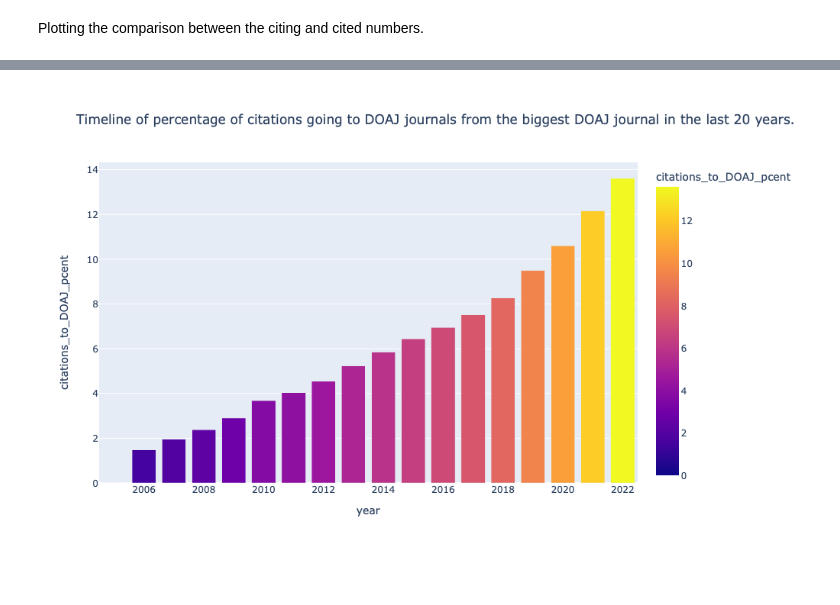
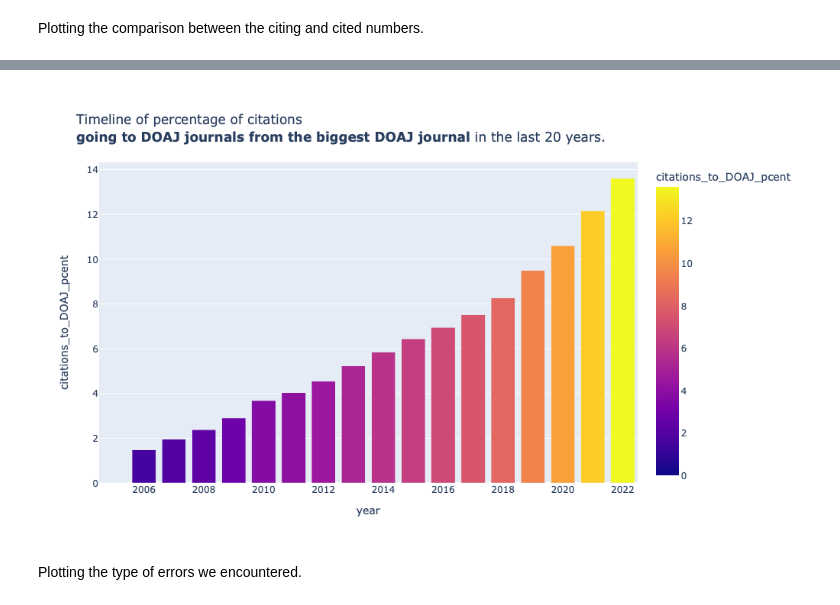
Before and after one commit to chiarasharp/2021-2022-don-t-lock-up-code, a Jupyter notebook: src/plots/plot_chiara.ipynb, the cells around one changed output, grey strips where cells are left out. Cells and saved outputs as stored; diff of their text form; code cells hidden in the pictures; blank space fills up the shorter version.

```diff
--- a/src/plots/plot_chiara.ipynb
+++ b/src/plots/plot_chiara.ipynb
@@ -17,5 +30,5 @@ group_journals.idxmax()
 # %%
-final_df_journal_1 = final_df_journal[final_df_journal['journal'] == group_journals['citing'].idxmax()]
+final_df_journal_1 = final_df_journal[final_df_journal['title'] == group_journals['citing'].idxmax()]
 # %% [markdown]
 Plotting the comparison between the citing and cited numbers.
 # %%
@@ -55,9 +82,11 @@ cit_years_fig_journal.show()
 # %%
-cit_years_fig_journal = px.bar(final_df_journal_1[-20:-2], x='year', y='citations_to_DOAJ_pcent',
+citto_jrnl_fig = px.bar(final_df_journal_1[-20:-2], x='year', y='citations_to_DOAJ_pcent',
              hover_data=['citations_to_DOAJ_pcent'],
-             title='Timeline of percentage of citations going to DOAJ journals from the biggest DOAJ journal in the last 20 years.',
+             title='Timeline of percentage of citations <br><b>going to DOAJ journals from the biggest DOAJ journal</b> in the last 20 years.',
              color='citations_to_DOAJ_pcent',
              height=600)
-cit_years_fig_journal.show()
+citto_jrnl_fig.show()
 # %% [output]
-[figure, old version]
+[figure, new version]
+# %% [markdown]
+Plotting the type of errors we encountered.
```
Also changed, not shown: parts of 13 cells of this notebook.
